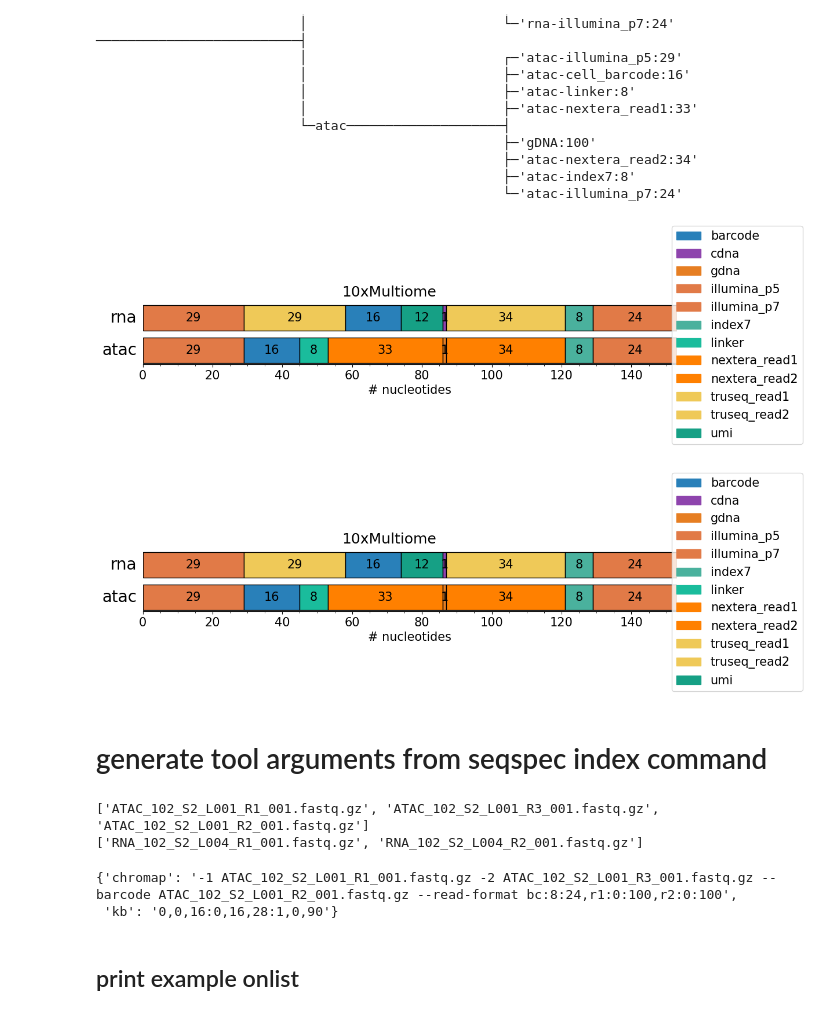
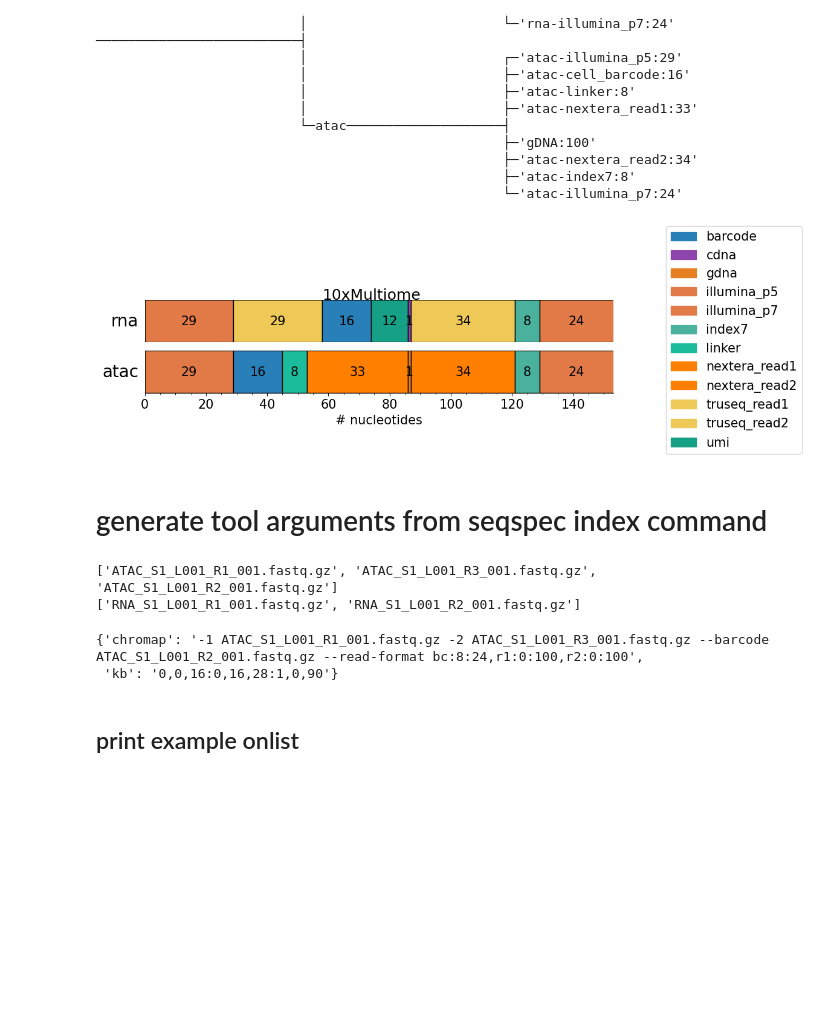
Before and after one commit to detrout/igvf-seq-spec-demo, a Jupyter notebook: build-y2ave-seqspec.ipynb, the cells around one changed output. Drawn from its saved outputs; the diff is of its cells as text; code cells hidden in the pictures; blank space fills up the shorter version.

```diff
--- a/build-y2ave-seqspec.ipynb
+++ b/build-y2ave-seqspec.ipynb
@@ -319,7 +319,7 @@ def render_seqspec(team_id, row):
 Change the team id and iloc (0-based row number) to generate different specific seqspecs
 # %%
 # Print the example for evaluation.
-team_id = "Team_7"
+team_id = "Team_6"
 example_table = load_team_table(team_id)
 example_row = example_table.iloc[1]
 print(team_id, example_row["Chemistry"])
@@ -377,18 +377,17 @@ print(run_print_library_tree(example_spec))
                                                     ├─'atac-index7:8'
                                                     └─'atac-illumina_p7:24'
 # %%
-run_print_library_png(example_spec)
+_ = run_print_library_png(example_spec)
 # %% [output]
-[figure, old version]
+[figure, new version]
-[figure, removed]
 # %% [markdown]
 # generate tool arguments from seqspec index command
 # %%
 generate_seqspec_index(example_spec, example_row)
 # %% [output]
-['ATAC_102_S2_L001_R1_001.fastq.gz', 'ATAC_102_S2_L001_R3_001.fastq.gz', 'ATAC_102_S2_L001_R2_001.fastq.gz']
-['RNA_102_S2_L004_R1_001.fastq.gz', 'RNA_102_S2_L004_R2_001.fastq.gz']
+['ATAC_S1_L001_R1_001.fastq.gz', 'ATAC_S1_L001_R3_001.fastq.gz', 'ATAC_S1_L001_R2_001.fastq.gz']
+['RNA_S1_L001_R1_001.fastq.gz', 'RNA_S1_L001_R2_001.fastq.gz']
-{'chromap': '-1 ATAC_102_S2_L001_R1_001.fastq.gz -2 ATAC_102_S2_L001_R3_001.fastq.gz --barcode ATAC_102_S2_L001_R2_001.fastq.gz --read-format bc:8:24,r1:0:100,r2:0:100',
+{'chromap': '-1 ATAC_S1_L001_R1_001.fastq.gz -2 ATAC_S1_L001_R3_001.fastq.gz --barcode ATAC_S1_L001_R2_001.fastq.gz --read-format bc:8:24,r1:0:100,r2:0:100',
  'kb': '0,0,16:0,16,28:1,0,90'}
 # %% [markdown]
 ## print example onlist
```
Also changed, not shown: parts of 2 cells of this notebook.
